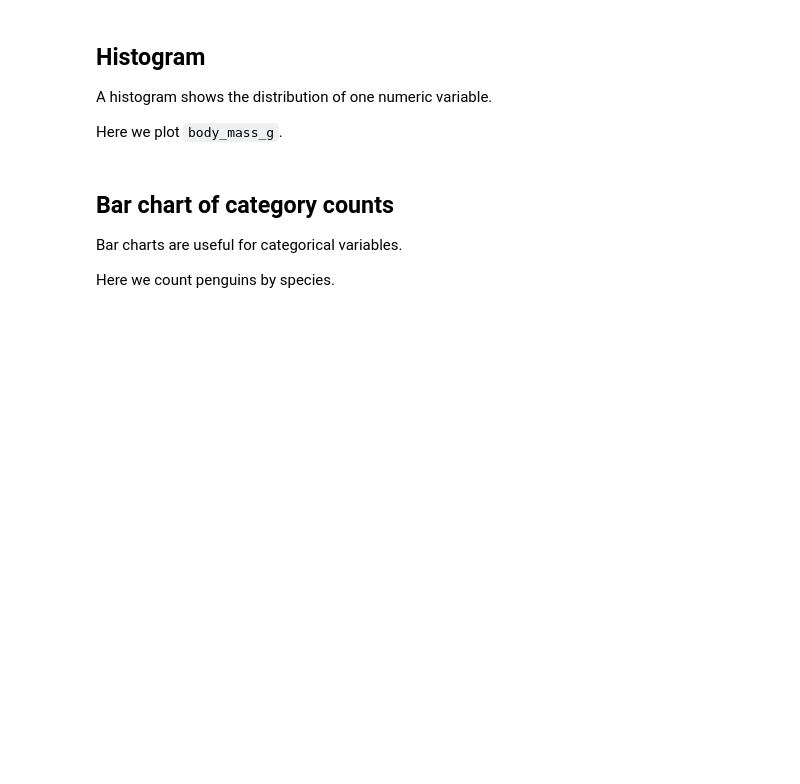
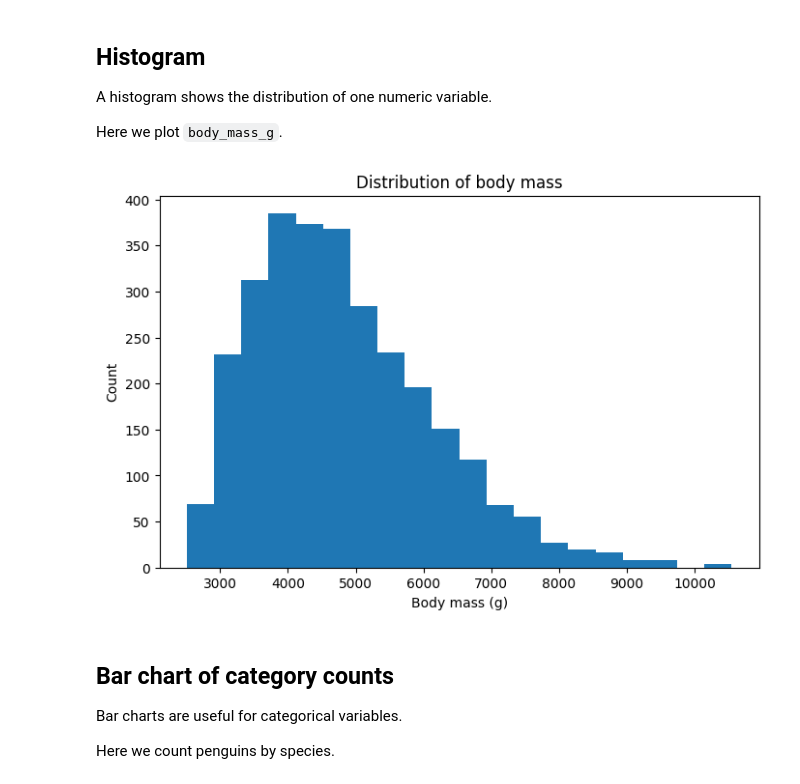
Before and after one commit to UBDS-3/Basic-python-2026, a Jupyter notebook: day5/Day 5 solutions.ipynb, the cells around one changed output. Saved outputs shown, nothing was run; the diff lists cells and outputs as text; code cells hidden in the pictures; blank space fills up the shorter version.

```diff
--- a/day5/Day 5 solutions.ipynb
+++ b/day5/Day 5 solutions.ipynb
@@ -42,3 +52,6 @@ We will use the palmers penguins dataset (`palmerpenguins_extended.csv`) which c
 Note - be sure that file actually exist at the given location / Переконайтеся що вказаний шлях є вірним
 
 Common name for a dataframe - df. / Типове ім'я для датафрейму ДФ.
+# %%
+df = pd.read_csv("palmerpenguins_extended.csv")
+df
@@ -70,3 +239,5 @@ Second option is to impute them using mean or median / Наступний вар
+# %%
+df=df.dropna()
 # %% [markdown]
 # Looking at categories
 
@@ -148,6 +475,15 @@ We can also group by two variables. Також можна групувати п
 A histogram shows the distribution of one numeric variable.
 
 Here we plot `body_mass_g`.
+# %%
+plt.figure(figsize=(8, 5))
+plt.hist(df["body_mass_g"], bins=20)
+plt.title("Distribution of body mass")
+plt.xlabel("Body mass (g)")
+plt.ylabel("Count")
+plt.show()
+# %% [output]
+[figure, added]
 # %% [markdown]
 ## Bar chart of category counts
 
```
Also changed, not shown: parts of 86 cells of this notebook, 8 other files.
